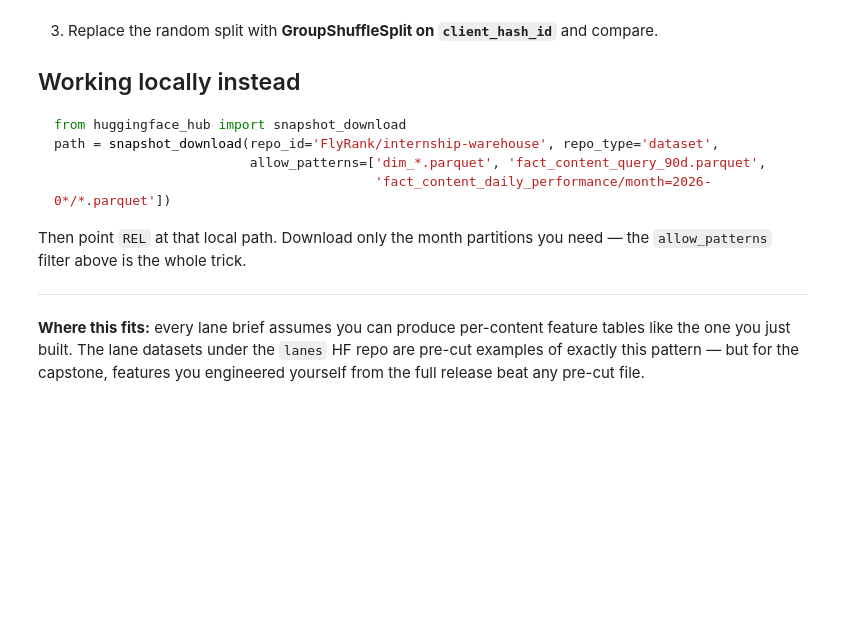
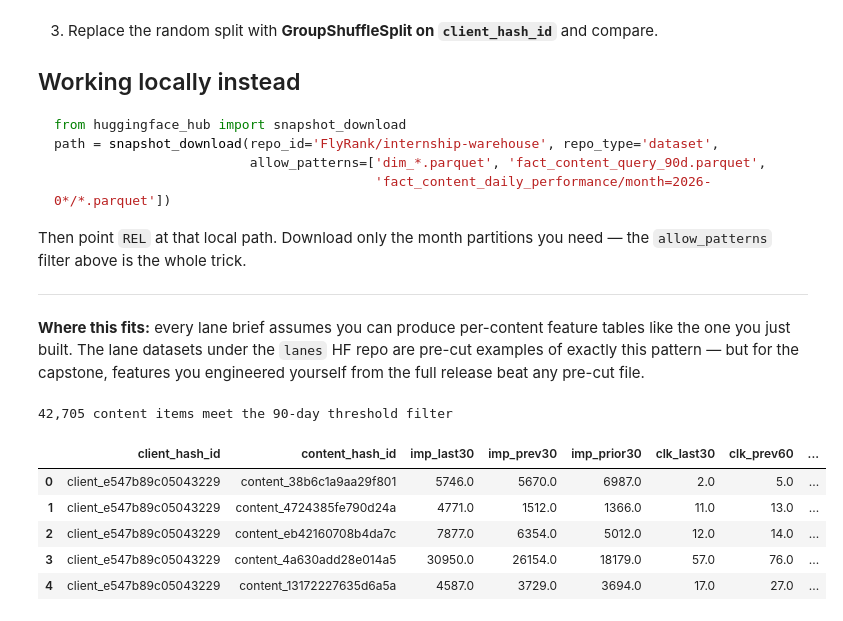
Before and after one commit to ShubhamSnSharma/flyrank-ml-internship, a Jupyter notebook: notebooks/03_working_with_the_full_release.ipynb, the cells around one changed output. Saved outputs shown, nothing was run; the diff lists cells and outputs as text; code cells hidden in the pictures; blank space fills up the shorter version.

```diff
--- a/notebooks/03_working_with_the_full_release.ipynb
+++ b/notebooks/03_working_with_the_full_release.ipynb
@@ -171,3 +218,37 @@ Then point `REL` at that local path. Download only the month partitions you need
 the one you just built. The lane datasets under the `lanes` HF repo are pre-cut examples of
 exactly this pattern — but for the capstone, features you engineered yourself from the full
 release beat any pre-cut file.
+# %%
+# Experiment 1: Re-run with a 90-day window and custom threshold filter
+
+features_90d = con.sql(f"""
+    WITH bounds AS (
+        SELECT MAX(report_date) AS end_d FROM {TABLES['fact_daily']}
+    ),
+    windowed AS (
+        SELECT f.client_hash_id, f.content_hash_id,
+               SUM(CASE WHEN f.report_date >  b.end_d - INTERVAL 30 DAY THEN f.gsc_impressions ELSE 0 END) AS imp_last30,
+               SUM(CASE WHEN f.report_date <= b.end_d - INTERVAL 30 DAY AND f.report_date > b.end_d - INTERVAL 60 DAY THEN f.gsc_impressions ELSE 0 END) AS imp_prev30,
+               SUM(CASE WHEN f.report_date <= b.end_d - INTERVAL 60 DAY THEN f.gsc_impressions ELSE 0 END) AS imp_prior30,
+               SUM(CASE WHEN f.report_date >  b.end_d - INTERVAL 30 DAY THEN f.gsc_clicks ELSE 0 END)      AS clk_last30,
+               SUM(CASE WHEN f.report_date <= b.end_d - INTERVAL 30 DAY THEN f.gsc_clicks ELSE 0 END)      AS clk_prev60,
+               AVG(CASE WHEN f.report_date >  b.end_d - INTERVAL 30 DAY THEN f.gsc_avg_position END)       AS pos_last30,
+               AVG(CASE WHEN f.report_date <= b.end_d - INTERVAL 30 DAY THEN f.gsc_avg_position END)       AS pos_prev60
+        FROM {TABLES['fact_daily']} f, bounds b
+        WHERE f.report_date > b.end_d - INTERVAL 90 DAY
+        GROUP BY 1, 2
+        HAVING imp_prev30 >= 100 AND clk_prev60 >= 5
+    )
+    SELECT * FROM windowed
+""").df()
+
+print(f'{len(features_90d):,} content items meet the 90-day threshold filter')
+features_90d.head()
+# %% [output]
+42,705 content items meet the 90-day threshold filter
+|  | client_hash_id | content_hash_id | imp_last30 | imp_prev30 | imp_prior30 | clk_last30 | clk_prev60 | ... |
+| 0 | client_e547b89c05043229 | content_38b6c1a9aa29f801 | 5746.0 | 5670.0 | 6987.0 | 2.0 | 5.0 | ... |
+| 1 | client_e547b89c05043229 | content_4724385fe790d24a | 4771.0 | 1512.0 | 1366.0 | 11.0 | 13.0 | ... |
+| 2 | client_e547b89c05043229 | content_eb42160708b4da7c | 7877.0 | 6354.0 | 5012.0 | 12.0 | 14.0 | ... |
+| 3 | client_e547b89c05043229 | content_4a630add28e014a5 | 30950.0 | 26154.0 | 18179.0 | 57.0 | 76.0 | ... |
+| 4 | client_e547b89c05043229 | content_13172227635d6a5a | 4587.0 | 3729.0 | 3694.0 | 17.0 | 27.0 | ... |
```
Also changed, not shown: parts of 11 cells of this notebook.
